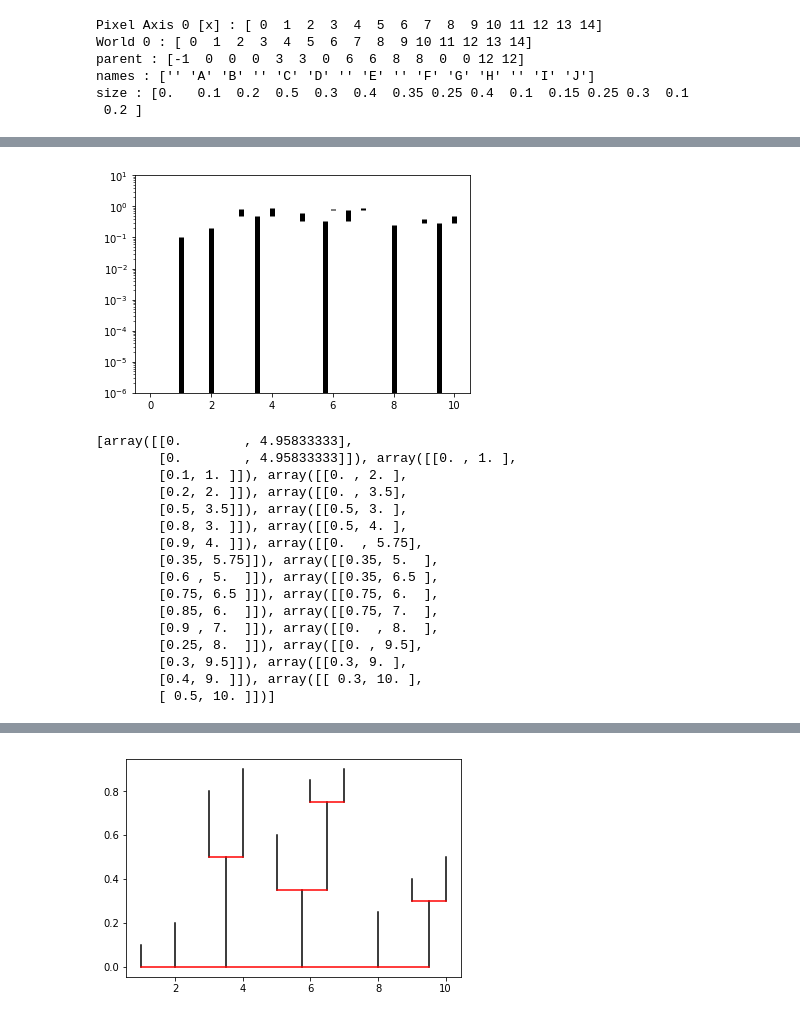
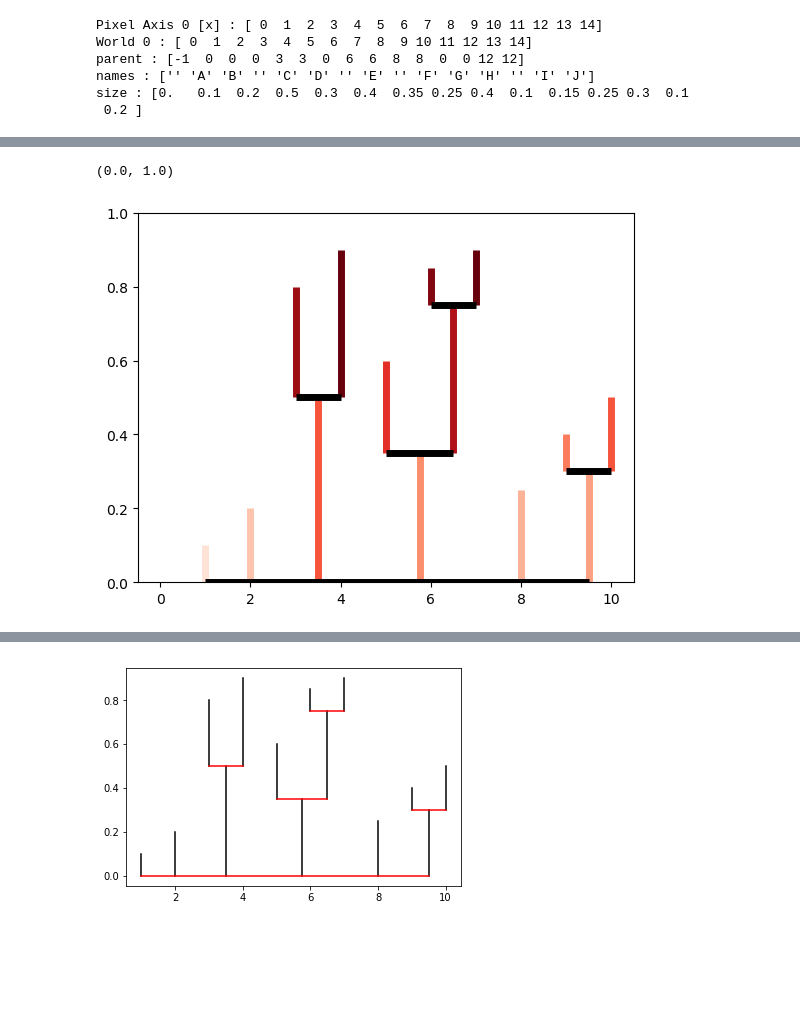
Before and after one commit to hopehhchen/glue_tree, a Jupyter notebook: test.ipynb, the cells around one changed output, grey strips where cells are left out. Cells and saved outputs as stored; diff of their text form; code cells hidden in the pictures; blank space fills up the shorter version.

```diff
--- a/test.ipynb
+++ b/test.ipynb
@@ -152,7 +189,7 @@ for pix in idx:
 # %%
 lc = LineCollection(verts,
                     linewidths = 5.,
-                    colors = 'k',
+                    colors = [cm.Reds(colors.Normalize(height.min(), height.max())(h)) for h in height],
                     linestyle = 'solid')
 lc_horiz = LineCollection(verts_horiz,
                     linewidths = 5.,
@@ -161,20 +219,22 @@ lc_horiz = LineCollection(verts_horiz,
 # %%
 fig = plt.figure()
 ax = fig.gca()
 
 
 ax.add_collection(lc)
+ax.add_collection(lc_horiz)
 #ax.add_collection(LineCollection(verts_rot))
 #artist.set_data(lc)
 #ax.add_collection(lc_horiz)
 
 ax.set_xlim(-.5, 10.5)
 
-ax.set_ylim(1e-6, 1e1)
+ax.set_ylim(0., 1.)
 
-ax.set_yscale('log')
+#ax.set_yscale('log')
 # %% [output]
+(0.0, 1.0)
-[figure, old version]
+[figure, new version]
 # %%
 self.axes.set_yscale('log')
 # %%
@@ -188,22 +248,3 @@ for vert in verts:
     _cache[:, 1] = vert[:, 0]
 
     verts_rot.append(_cache)
-# %%
-verts_rot
-# %% [output]
-[array([[0.        , 4.95833333],
-        [0.        , 4.95833333]]), array([[0. , 1. ],
-        [0.1, 1. ]]), array([[0. , 2. ],
-        [0.2, 2. ]]), array([[0. , 3.5],
-        [0.5, 3.5]]), array([[0.5, 3. ],
-        [0.8, 3. ]]), array([[0.5, 4. ],
-        [0.9, 4. ]]), array([[0.  , 5.75],
-        [0.35, 5.75]]), array([[0.35, 5.  ],
-        [0.6 , 5.  ]]), array([[0.35, 6.5 ],
-        [0.75, 6.5 ]]), array([[0.75, 6.  ],
-        [0.85, 6.  ]]), array([[0.75, 7.  ],
-        [0.9 , 7.  ]]), array([[0.  , 8.  ],
-        [0.25, 8.  ]]), array([[0. , 9.5],
-        [0.3, 9.5]]), array([[0.3, 9. ],
-        [0.4, 9. ]]), array([[ 0.3, 10. ],
-        [ 0.5, 10. ]])]
```
Also changed, not shown: parts of 39 cells of this notebook, 2 other files.
